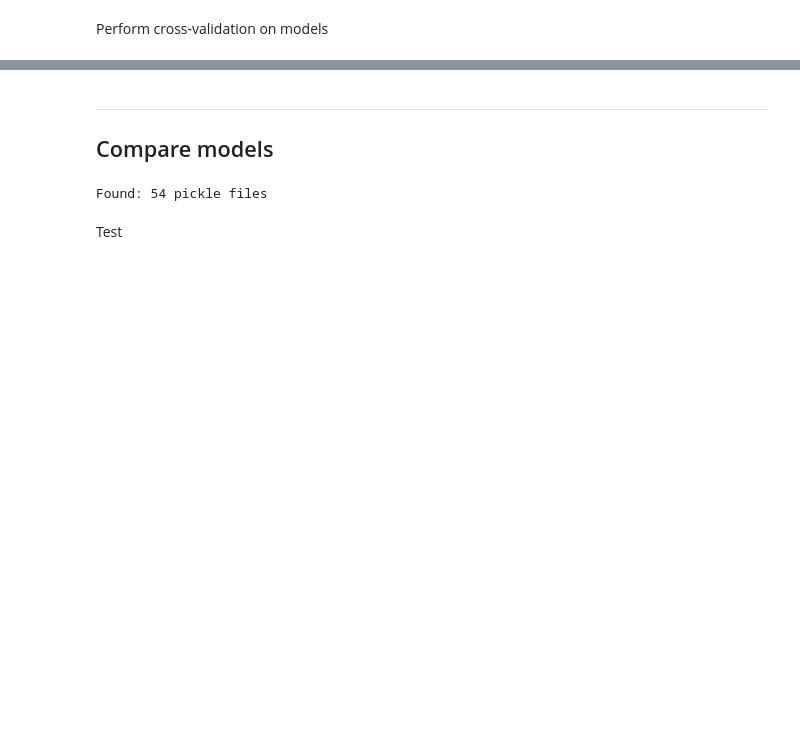
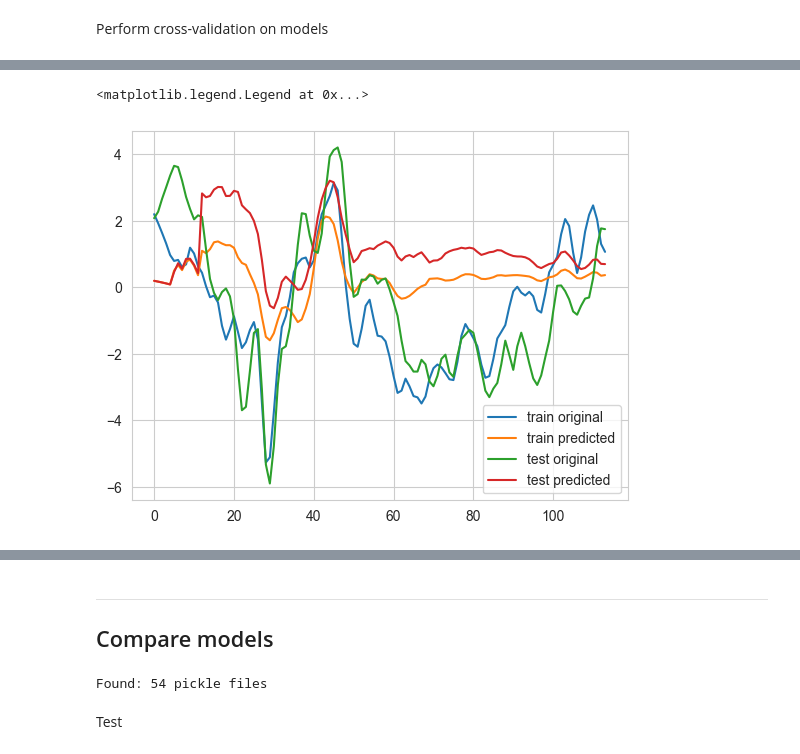
Before and after one commit to abelowska/neuroNoodle, a Jupyter notebook: model_selection/model_selection_cv.ipynb, the cells around one changed output, grey strips where cells are left out. Cells and saved outputs as stored; diff of their text form; code cells hidden in the pictures; blank space fills up the shorter version.

```diff
--- a/model_selection/model_selection_cv.ipynb
+++ b/model_selection/model_selection_cv.ipynb
@@ -146,0 +379,2 @@ for file_name in file_names:
+# %%
+data = results_test[0]
@@ -146,0 +425,11 @@ for file_name in file_names:
+# %%
+plt.plot(np.mean(train_original_cvs, axis=0), label = 'train original')
+plt.plot(np.mean(train_predicted_cvs, axis=0), label = 'train predicted')
+
+plt.plot(np.mean(test_original_cvs, axis=0), label = 'test original')
+plt.plot(np.mean(test_predicted_cvs, axis=0), label = 'test predicted')
+
+plt.legend()
+# %% [output]
+<matplotlib.legend.Legend at 0x...>
+[figure, added]
```
Also changed, not shown: parts of 23 cells of this notebook, 12 other files.
